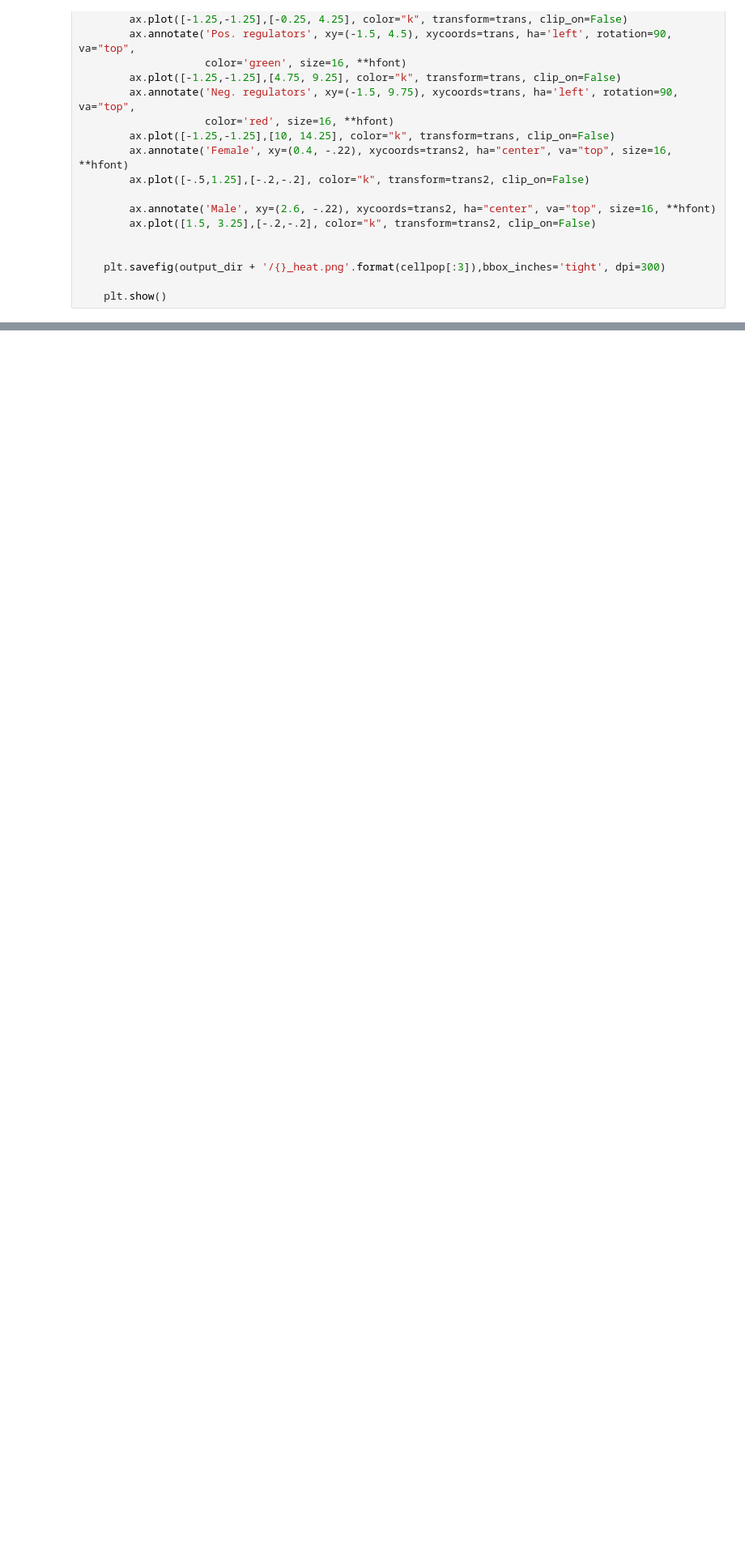
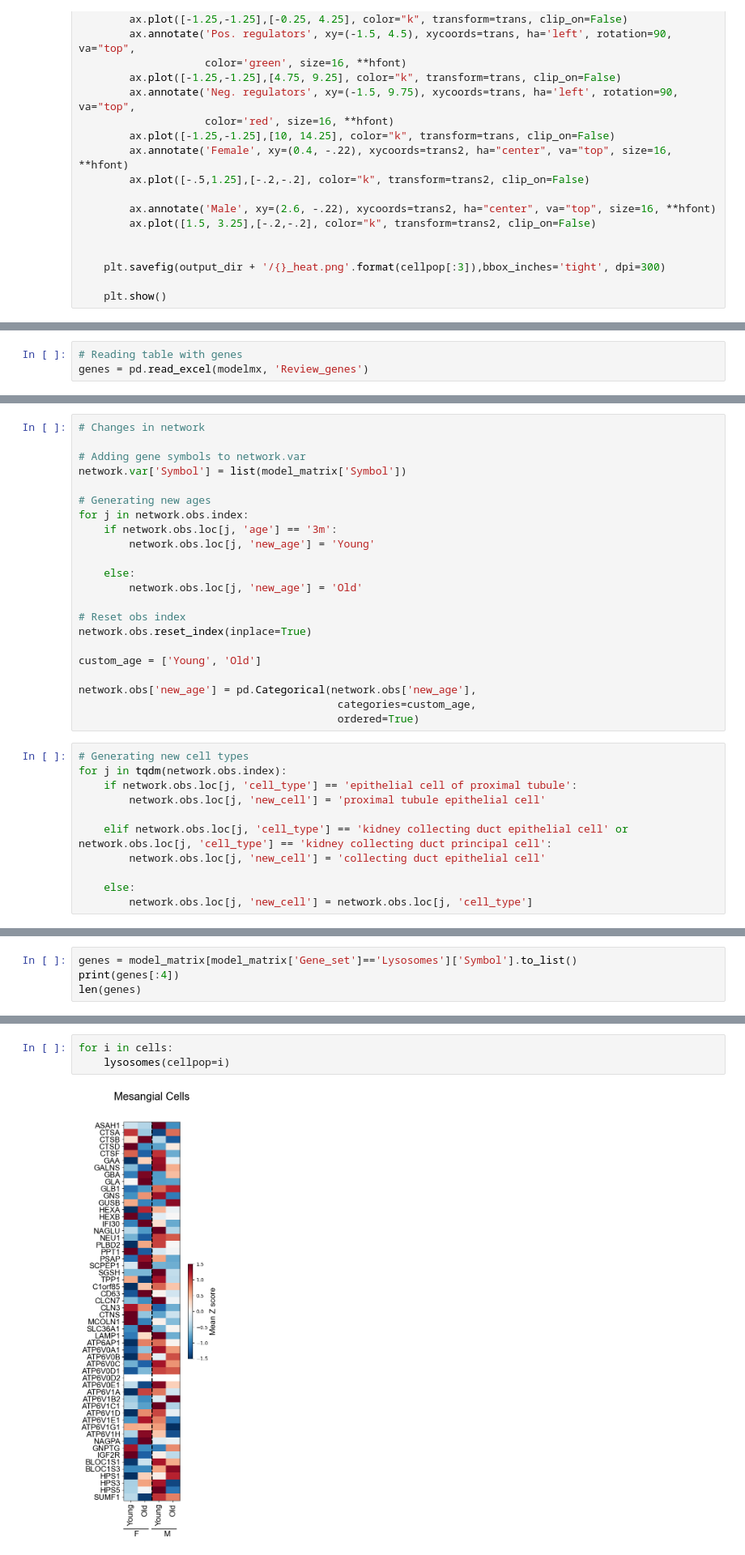
Before and after one commit to amsegura/Khawaja_et_al_2024, a Jupyter notebook: CMA_aging_Atlas_Kidney.ipynb, the cells around one changed output, grey strips where cells are left out. Shown at 81% size. Cells and saved outputs as stored; diff of their text form; blank space fills up the shorter version.

```diff
--- a/CMA_aging_Atlas_Kidney.ipynb
+++ b/CMA_aging_Atlas_Kidney.ipynb
@@ -452,0 +463,3 @@ for i in cells:
+# %%
+# Reading table with genes
+genes = pd.read_excel(modelmx, 'Review_genes')
@@ -452,0 +481,33 @@ for i in cells:
+# %%
+# Changes in network
+
+# Adding gene symbols to network.var
+network.var['Symbol'] = list(model_matrix['Symbol'])
+
+# Generating new ages
+for j in network.obs.index:
+    if network.obs.loc[j, 'age'] == '3m':
+        network.obs.loc[j, 'new_age'] = 'Young'
+
+    else:
+        network.obs.loc[j, 'new_age'] = 'Old'
+
+# Reset obs index
+network.obs.reset_index(inplace=True)
+
+custom_age = ['Young', 'Old']
+
+network.obs['new_age'] = pd.Categorical(network.obs['new_age'],
+                                         categories=custom_age,
+                                         ordered=True)
+# %%
+# Generating new cell types
+for j in tqdm(network.obs.index):
+    if network.obs.loc[j, 'cell_type'] == 'epithelial cell of proximal tubule':
+        network.obs.loc[j, 'new_cell'] = 'proximal tubule epithelial cell'
+
+    elif network.obs.loc[j, 'cell_type'] == 'kidney collecting duct epithelial cell' or network.obs.loc[j, 'cell_type'] == 'kidney collecting duct principal cell':
+        network.obs.loc[j, 'new_cell'] = 'collecting duct epithelial cell'
+
+    else:
+        network.obs.loc[j, 'new_cell'] = network.obs.loc[j, 'cell_type']
@@ -452,0 +516,4 @@ for i in cells:
+# %%
+genes = model_matrix[model_matrix['Gene_set']=='Lysosomes']['Symbol'].to_list()
+print(genes[:4])
+len(genes)
@@ -452,0 +594,5 @@ for i in cells:
+# %%
+for i in cells:
+    lysosomes(cellpop=i)
+# %% [output]
+[figure, added]
```
Also changed, not shown: parts of 35 cells of this notebook, 5 other files.
